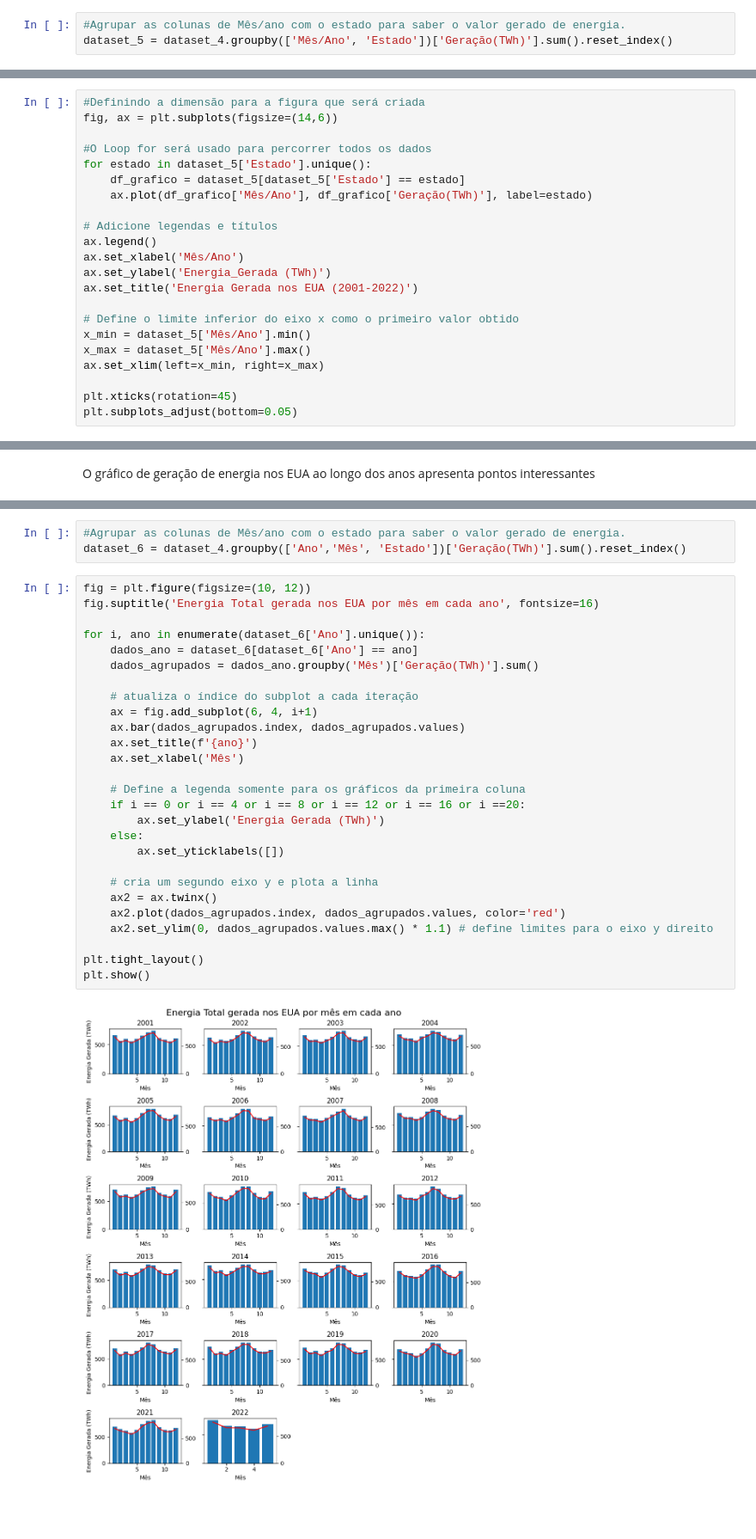
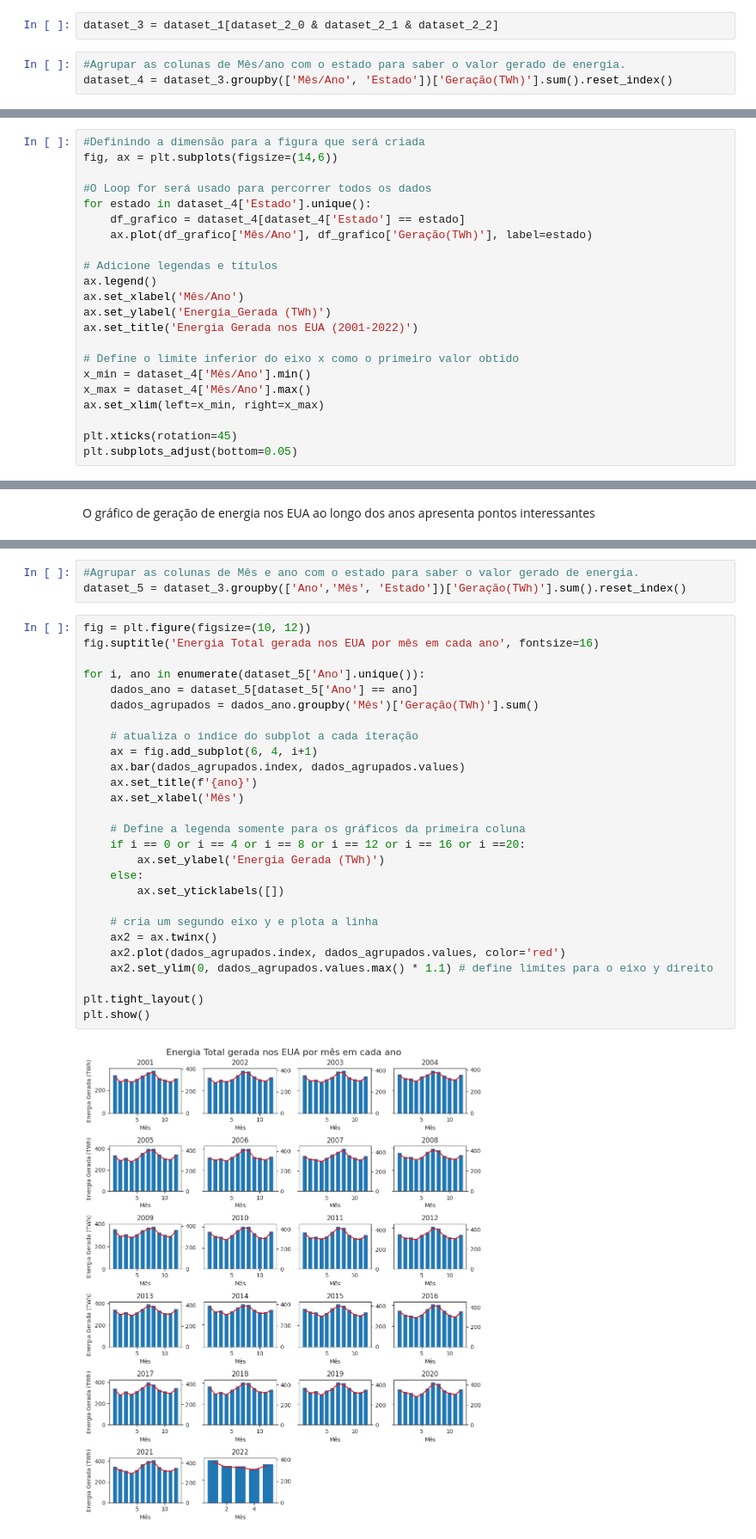
Before and after one commit to Higordevellard/MVP_01, a Jupyter notebook: mvp_sprint_1.ipynb, the cells around one changed output, grey strips where cells are left out. Shown at 86% size. Drawn from its saved outputs; the diff is of its cells as text; blank space fills up the shorter version.

```diff
--- a/mvp_sprint_1.ipynb
+++ b/mvp_sprint_1.ipynb
@@ -217,4 +219,6 @@ dataset_4 = dataset_1[dataset_2 & dataset_3]
+# %%
+dataset_3 = dataset_1[dataset_2_0 & dataset_2_1 & dataset_2_2]
 # %%
 #Agrupar as colunas de Mês/ano com o estado para saber o valor gerado de energia.
-dataset_5 = dataset_4.groupby(['Mês/Ano', 'Estado'])['Geração(TWh)'].sum().reset_index()
+dataset_4 = dataset_3.groupby(['Mês/Ano', 'Estado'])['Geração(TWh)'].sum().reset_index()
 # %%
@@ -231,8 +248,8 @@ dataset_5.head()
 fig, ax = plt.subplots(figsize=(14,6))
 
 #O Loop for será usado para percorrer todos os dados
-for estado in dataset_5['Estado'].unique():
-    df_grafico = dataset_5[dataset_5['Estado'] == estado]
+for estado in dataset_4['Estado'].unique():
+    df_grafico = dataset_4[dataset_4['Estado'] == estado]
     ax.plot(df_grafico['Mês/Ano'], df_grafico['Geração(TWh)'], label=estado)
 
 # Adicione legendas e títulos
@@ -242,8 +259,8 @@ ax.set_ylabel('Energia_Gerada (TWh)')
 ax.set_title('Energia Gerada nos EUA (2001-2022)')
 
 # Define o limite inferior do eixo x como o primeiro valor obtido
-x_min = dataset_5['Mês/Ano'].min()
-x_max = dataset_5['Mês/Ano'].max()
+x_min = dataset_4['Mês/Ano'].min()
+x_max = dataset_4['Mês/Ano'].max()
 ax.set_xlim(left=x_min, right=x_max)
 
 plt.xticks(rotation=45)
@@ -277,32 +294,32 @@ plt.show()
 # %%
-#Agrupar as colunas de Mês/ano com o estado para saber o valor gerado de energia.
-dataset_6 = dataset_4.groupby(['Ano','Mês', 'Estado'])['Geração(TWh)'].sum().reset_index()
+#Agrupar as colunas de Mês e ano com o estado para saber o valor gerado de energia.
+dataset_5 = dataset_3.groupby(['Ano','Mês', 'Estado'])['Geração(TWh)'].sum().reset_index()
 # %%
 fig = plt.figure(figsize=(10, 12))
 fig.suptitle('Energia Total gerada nos EUA por mês em cada ano', fontsize=16)
 
-for i, ano in enumerate(dataset_6['Ano'].unique()):
-    dados_ano = dataset_6[dataset_6['Ano'] == ano]
+for i, ano in enumerate(dataset_5['Ano'].unique()):
+    dados_ano = dataset_5[dataset_5['Ano'] == ano]
     dados_agrupados = dados_ano.groupby('Mês')['Geração(TWh)'].sum()
 
     # atualiza o índice do subplot a cada iteração
     ax = fig.add_subplot(6, 4, i+1)
     ax.bar(dados_agrupados.index, dados_agrupados.values)
     ax.set_title(f'{ano}')
     ax.set_xlabel('Mês')
 
     # Define a legenda somente para os gráficos da primeira coluna
     if i == 0 or i == 4 or i == 8 or i == 12 or i == 16 or i ==20:
         ax.set_ylabel('Energia Gerada (TWh)')
     else:
         ax.set_yticklabels([])
 
     # cria um segundo eixo y e plota a linha
     ax2 = ax.twinx()
     ax2.plot(dados_agrupados.index, dados_agrupados.values, color='red')
     ax2.set_ylim(0, dados_agrupados.values.max() * 1.1) # define limites para o eixo y direito
 
 plt.tight_layout()
 plt.show()
 # %% [output]
-[figure, old version]
+[figure, new version]
```
Also changed, not shown: parts of 10 cells of this notebook.
